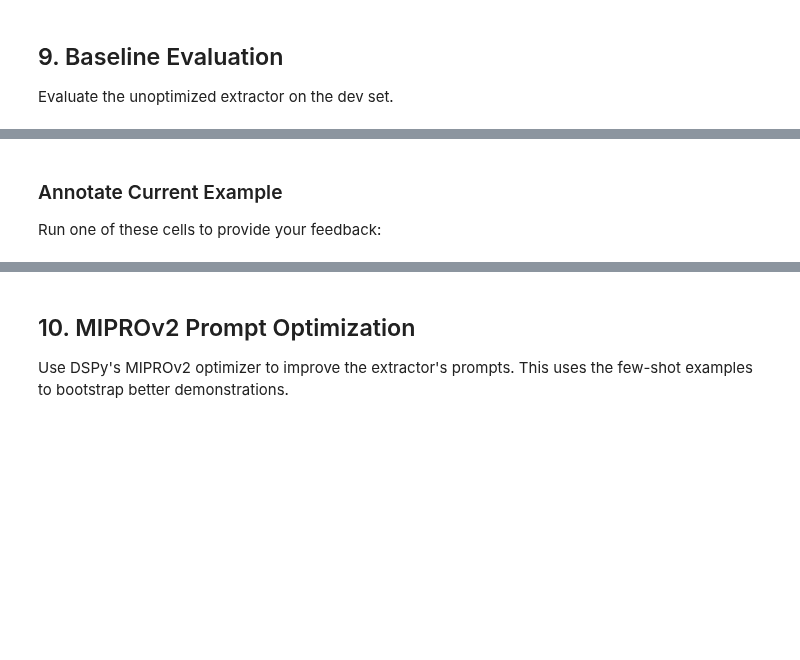
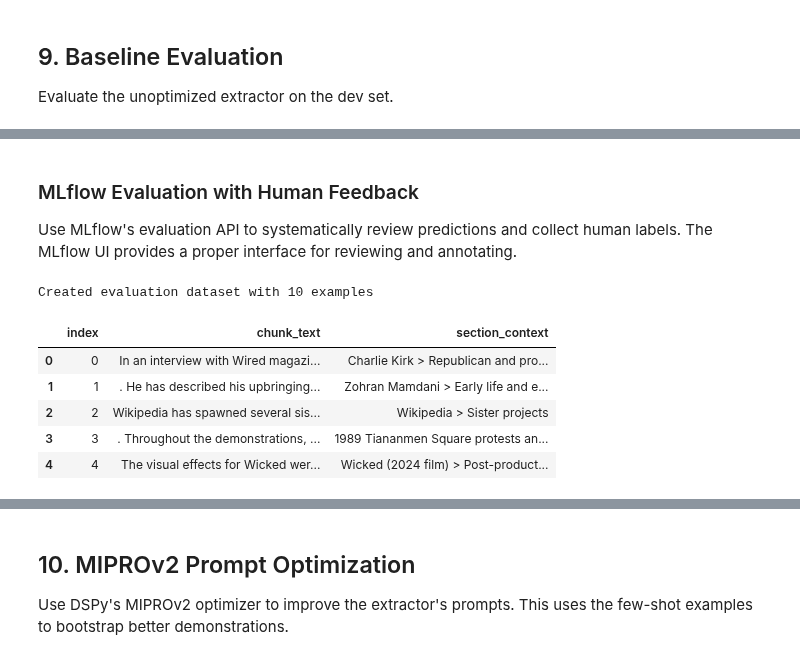
Before and after one commit to wiki3-ai/ontological-engineer, a Jupyter notebook: notebooks/stage1_statements.ipynb, the cells around one changed output, grey strips where cells are left out. Drawn from its saved outputs; the diff is of its cells as text; code cells hidden in the pictures; blank space fills up the shorter version.

Commit message:
Add MLFlow

```diff
--- a/notebooks/stage1_statements.ipynb
+++ b/notebooks/stage1_statements.ipynb
@@ -568,8 +567,29 @@ Review functions loaded. Use:
 # %% [markdown]
-### Annotate Current Example
+### MLflow Evaluation with Human Feedback
 
-Run one of these cells to provide your feedback:
+Use MLflow's evaluation API to systematically review predictions and collect human labels.
+The MLflow UI provides a proper interface for reviewing and annotating.
 # %%
-# APPROVE: Judge got it right
-approve()
+# Create evaluation dataset for MLflow
+import pandas as pd
+
+eval_data = []
+for i, ex in enumerate(devset[:EVAL_SIZE]):
+    eval_data.append({
+        "index": i,
+        "chunk_text": ex.chunk_text,
+        "section_context": ex.section_context,
+    })
+
+eval_df = pd.DataFrame(eval_data)
+print(f"Created evaluation dataset with {len(eval_df)} examples")
+eval_df.head()
+# %% [output]
+Created evaluation dataset with 10 examples
+|  | index | chunk_text | section_context |
+| 0 | 0 | In an interview with Wired magazi... | Charlie Kirk > Republican and pro... |
+| 1 | 1 | . He has described his upbringing... | Zohran Mamdani > Early life and e... |
+| 2 | 2 | Wikipedia has spawned several sis... | Wikipedia > Sister projects |
+| 3 | 3 | . Throughout the demonstrations, ... | 1989 Tiananmen Square protests an... |
+| 4 | 4 | The visual effects for Wicked wer... | Wicked (2024 film) > Post-product... |
 # %%
```
Also changed, not shown: parts of 10 cells of this notebook, 4 other files.
